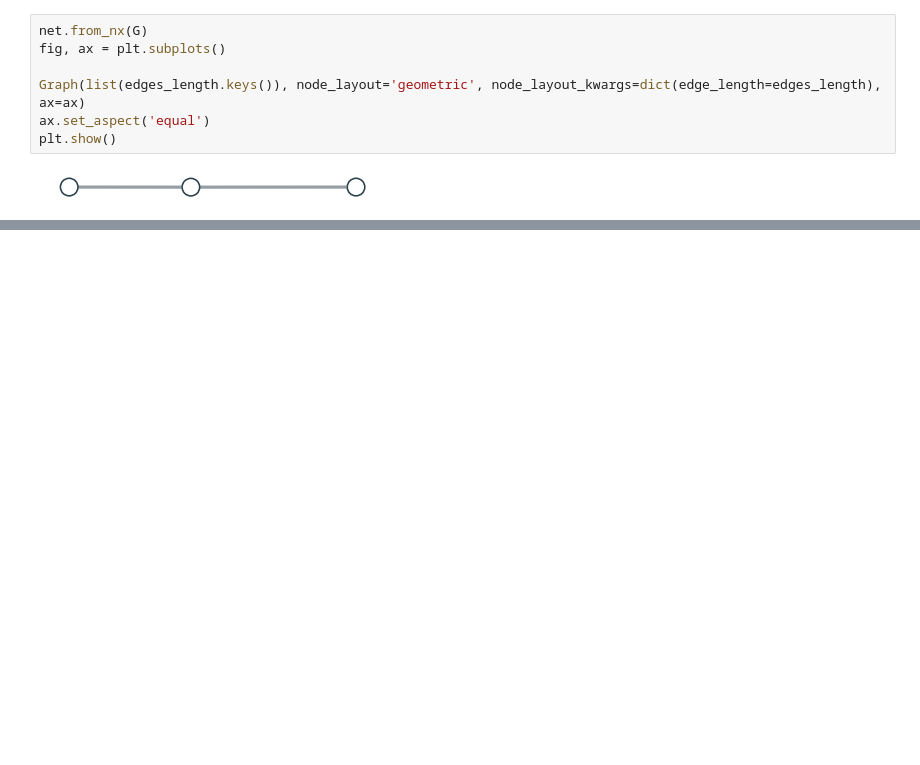
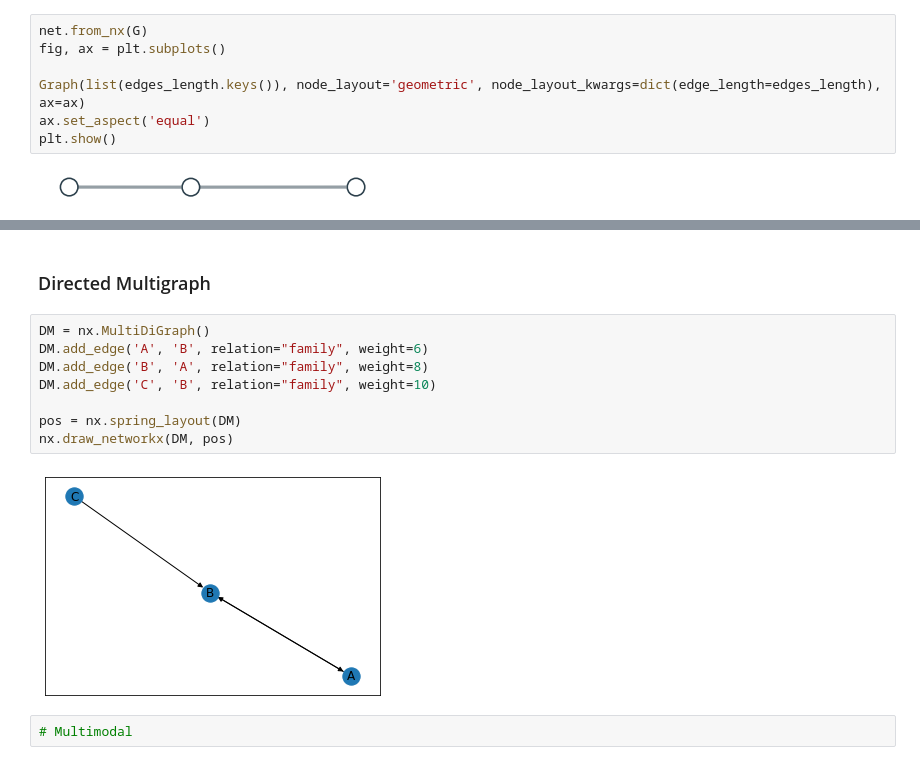
Before and after one commit to Siliam/social_network_analysis, a Jupyter notebook: networkx/Nodes and Edges - NetworkX.ipynb, the cells around one changed output, grey strips where cells are left out. Saved outputs shown, nothing was run; the diff lists cells and outputs as text; blank space fills up the shorter version.

```diff
--- a/networkx/Nodes and Edges - NetworkX.ipynb
+++ b/networkx/Nodes and Edges - NetworkX.ipynb
@@ -49,0 +152,14 @@ plt.show()
+# %% [markdown]
+### Directed Multigraph
+# %%
+DM = nx.MultiDiGraph()
+DM.add_edge('A', 'B', relation="family", weight=6)
+DM.add_edge('B', 'A', relation="family", weight=8)
+DM.add_edge('C', 'B', relation="family", weight=10)
+
+pos = nx.spring_layout(DM)
+nx.draw_networkx(DM, pos)
+# %% [output]
+[figure, added]
+# %%
+# Multimodal
```
Also changed, not shown: parts of 27 cells of this notebook.
